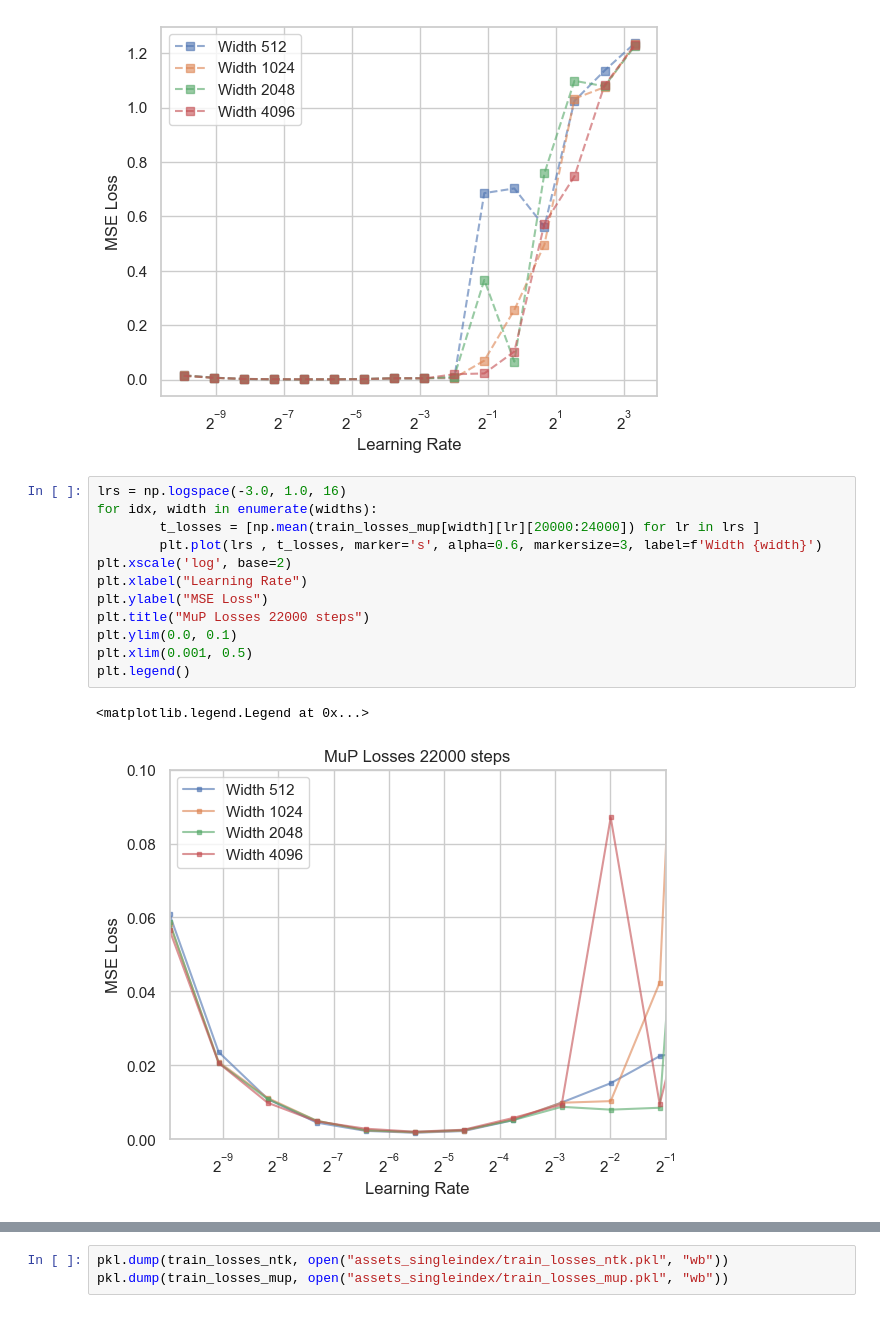
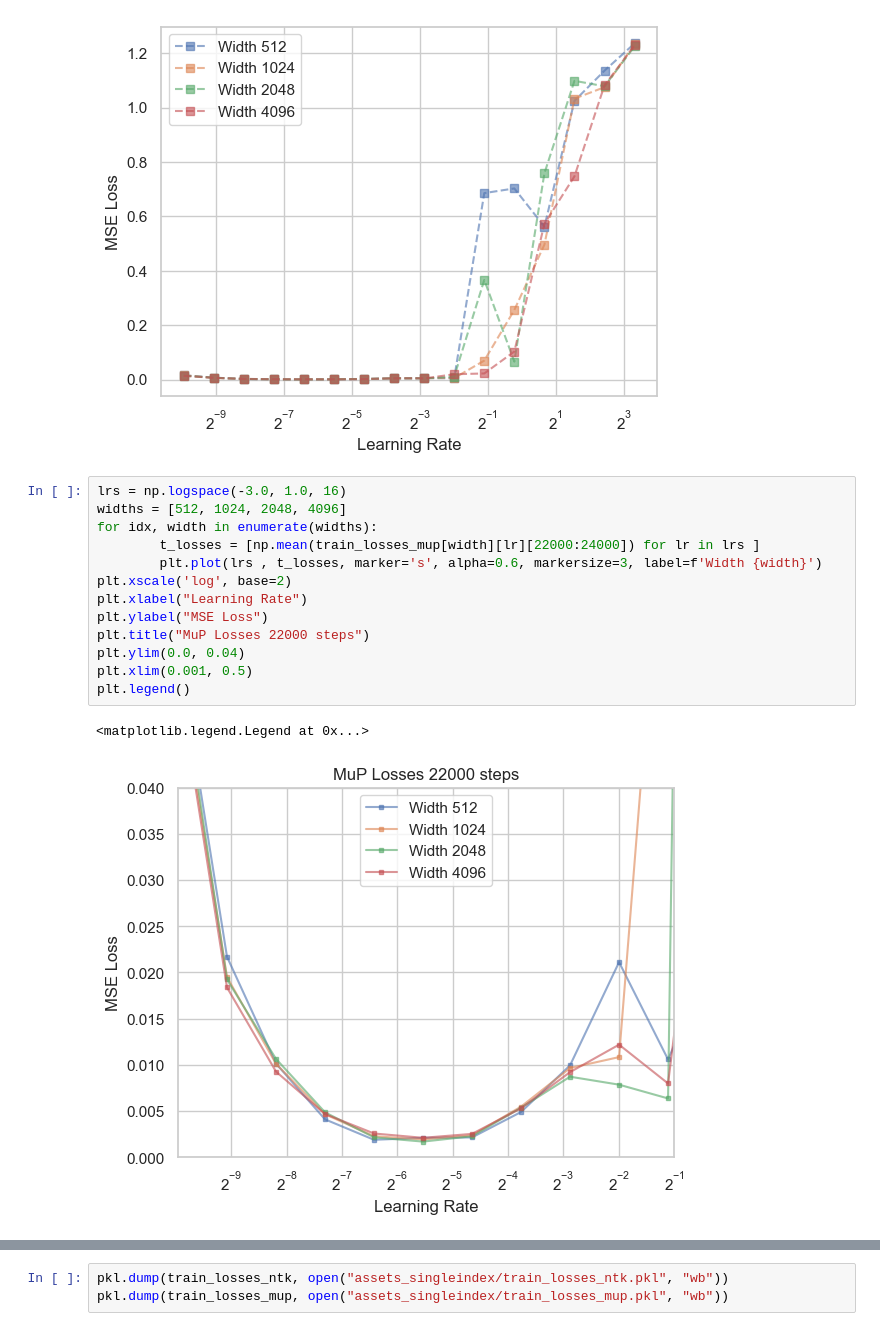
Before and after one commit to Petyrrrrr/MuP_games, a Jupyter notebook: single_index.ipynb, the cells around one changed output, grey strips where cells are left out. Drawn from its saved outputs; the diff is of its cells as text.

```diff
--- a/single_index.ipynb
+++ b/single_index.ipynb
@@ -96,16 +99,17 @@ Step 50000 for width 4096, lr 10.0, Loss: 1.2269295981526376
 [figure]
 # %%
 lrs = np.logspace(-3.0, 1.0, 16)
+widths = [512, 1024, 2048, 4096]
 for idx, width in enumerate(widths):
-        t_losses = [np.mean(train_losses_mup[width][lr][20000:24000]) for lr in lrs ]
+        t_losses = [np.mean(train_losses_mup[width][lr][22000:24000]) for lr in lrs ]
         plt.plot(lrs , t_losses, marker='s', alpha=0.6, markersize=3, label=f'Width {width}')
 plt.xscale('log', base=2)
 plt.xlabel("Learning Rate")
 plt.ylabel("MSE Loss")
 plt.title("MuP Losses 22000 steps")
-plt.ylim(0.0, 0.1)
+plt.ylim(0.0, 0.04)
 plt.xlim(0.001, 0.5)
 plt.legend()
 # %% [output]
 <matplotlib.legend.Legend at 0x...>
-[figure, old version]
+[figure, new version]
```
Also changed, not shown: parts of 5 cells of this notebook, 4 other files.
